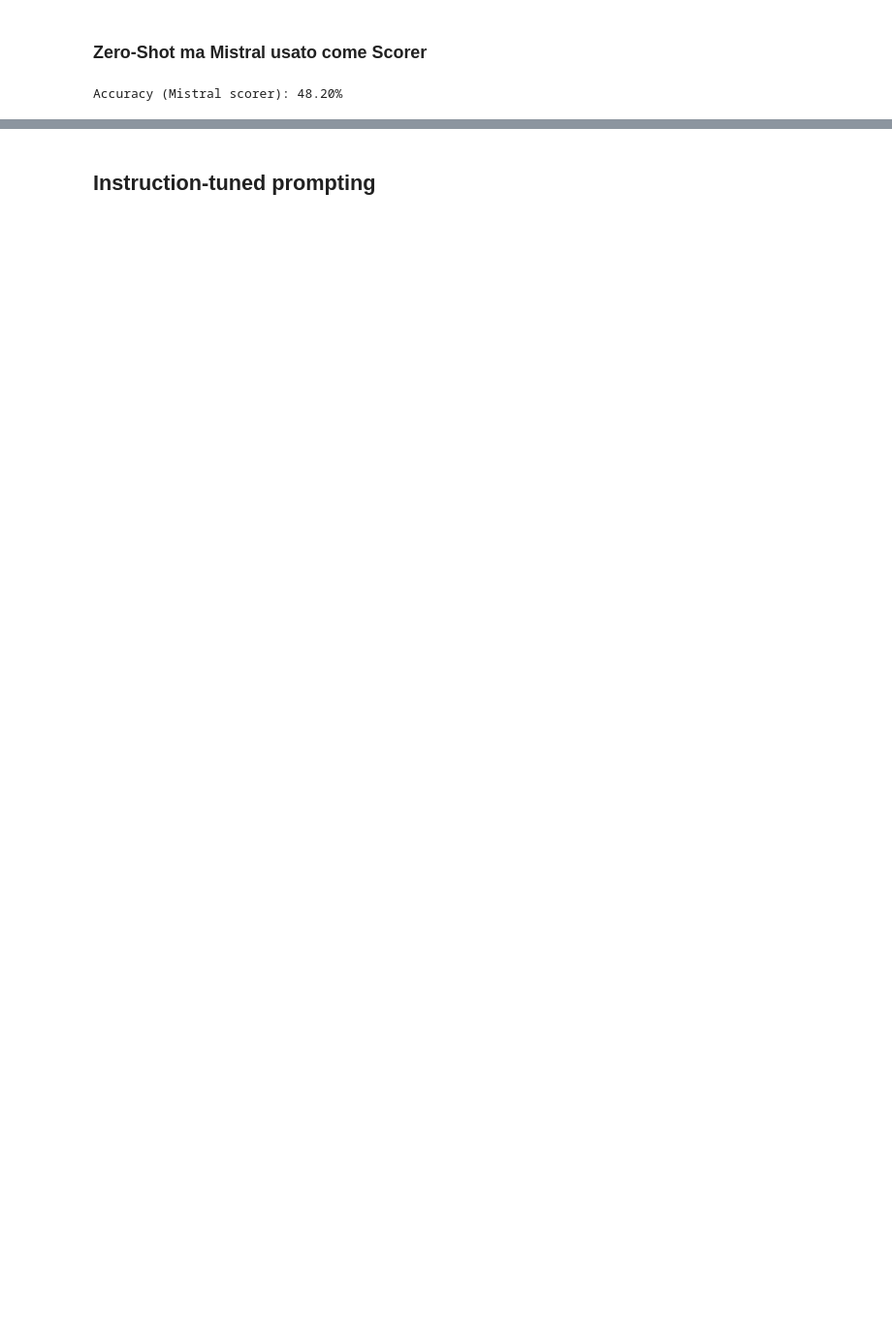
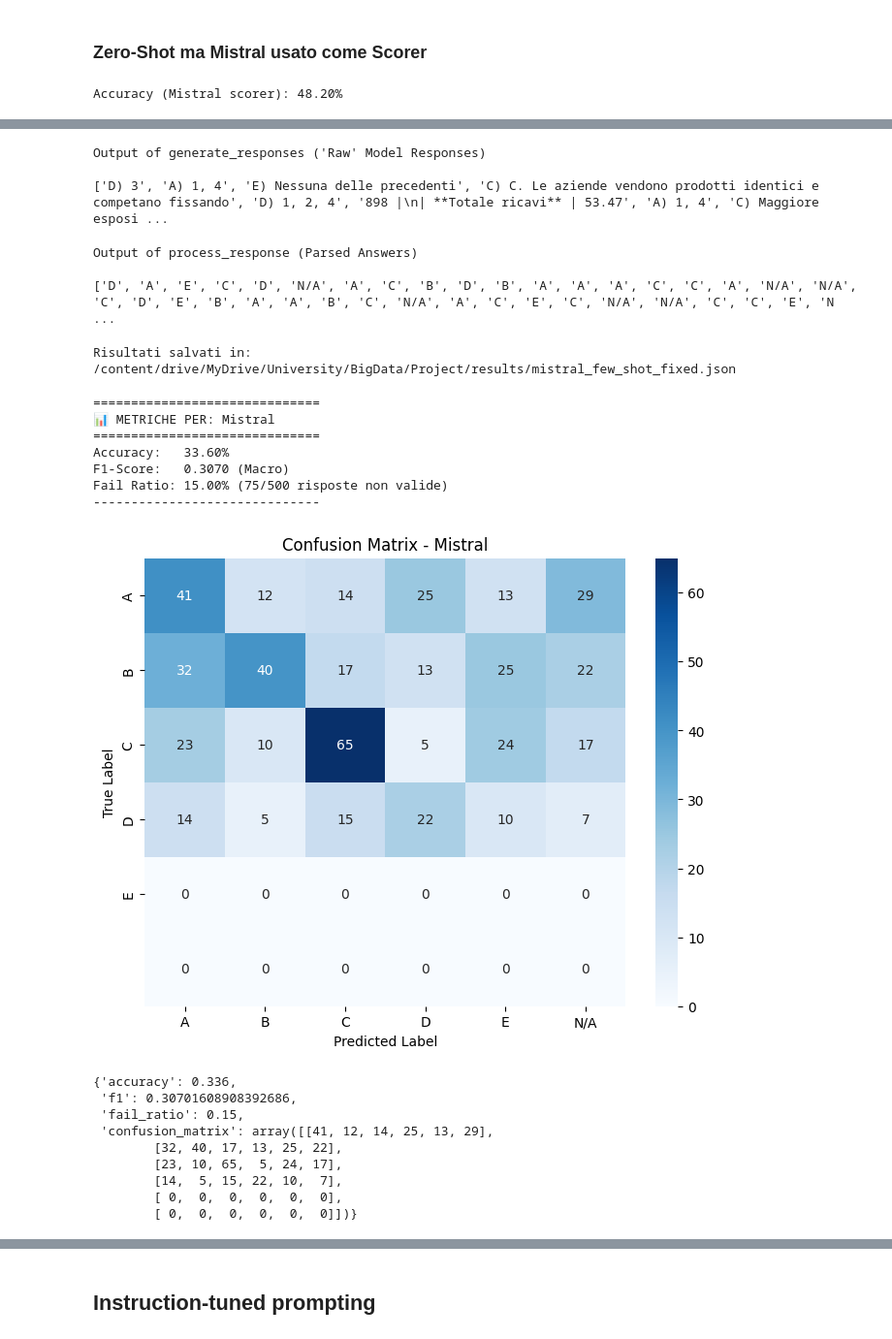
Before and after one commit to Keniota02/FederatedAveraging, a Jupyter notebook: project.ipynb, the cells around one changed output, grey strips where cells are left out. Shown at 97% size. Saved outputs shown, nothing was run; the diff lists cells and outputs as text; code cells hidden in the pictures; blank space fills up the shorter version.

Commit message:
Modifiche di Few-shot e G&R

```diff
--- a/project.ipynb
+++ b/project.ipynb
@@ -963,0 +926,3 @@ Accuracy Zero-Shot: 22.60%
+# %%
+tokenizer=tokenizer_mistral
+model = model_mistral
@@ -963,0 +1168,29 @@ Accuracy Zero-Shot: 22.60%
+# %%
+# 1. Prepariamo gli esempi fissi all'esterno del ciclo
+fixed_demos_string = build_few_shot_demonstrations(
+    demonstrations=sample_data,
+    total_examples=2,
+    random_state=42 # Seed fisso per replicabilità
+)
+
+# 2. Modifichiamo la chiamata a prepare_prompts_few_shot (logica semplificata)
+def prepare_prompts_fixed(target_df, prompt_template, tokenizer, fixed_demos):
+    formatted_prompts = []
+    user_content_base = prompt_template[1]['content']
+
+    for _, row in target_df.iterrows():
+        # Sostituiamo {examples} con la stringa fissa
+        user_content = user_content_base.replace('{examples}', fixed_demos)
+        user_content = user_content.format(
+            question=row['question'],
+            choiceA=row['choiceA'], choiceB=row['choiceB'],
+            choiceC=row['choiceC'], choiceD=row['choiceD'], choiceE=row['choiceE']
+        )
+
+        current_prompt = [prompt_template[0], {'role': 'user', 'content': user_content}]
+        formatted_string = tokenizer.apply_chat_template(current_prompt, tokenize=False, add_generation_prompt=True)
+        formatted_prompts.append(formatted_string)
+
+    return formatted_prompts
+# %%
+prompts_fixed = prepare_prompts_fixed(validation_data, prompt_template_few_shot, tokenizer, fixed_demos_string)
@@ -963,0 +1237,9 @@ Accuracy Zero-Shot: 22.60%
+# %%
+raw_responses = generate_responses(model, prompts_fixed, tokenizer, batch_size=4, max_tokens=20)
+# %%
+print("\nOutput of generate_responses ('Raw' Model Responses)\n")
+print(raw_responses)
+# %% [output]
+Output of generate_responses ('Raw' Model Responses)
+
+['D) 3', 'A) 1, 4', 'E) Nessuna delle precedenti', 'C) C. Le aziende vendono prodotti identici e competano fissando', 'D) 1, 2, 4', '898 |\n| **Totale ricavi** | 53.47', 'A) 1, 4', 'C) Maggiore esposi ...
@@ -963,0 +1248,32 @@ Accuracy Zero-Shot: 22.60%
+# %%
+print("\nOutput of process_response (Parsed Answers)\n")
+print(predictions)
+# %% [output]
+Output of process_response (Parsed Answers)
+
+['D', 'A', 'E', 'C', 'D', 'N/A', 'A', 'C', 'B', 'D', 'B', 'A', 'A', 'A', 'C', 'C', 'A', 'N/A', 'N/A', 'C', 'D', 'E', 'B', 'A', 'A', 'B', 'C', 'N/A', 'A', 'C', 'E', 'C', 'N/A', 'N/A', 'C', 'C', 'E', 'N ...
+# %%
+save_results(validation_data, predictions, raw_responses, technique_name="few_shot_fixed", model_name="mistral")
+# %% [output]
+Risultati salvati in: /content/drive/MyDrive/University/BigData/Project/results/mistral_few_shot_fixed.json
+# %%
+mistral_metrics = compute_metrics(y_true_val, predictions, 'Mistral')
+mistral_metrics
+# %% [output]
+==============================
+📊 METRICHE PER: Mistral
+==============================
+Accuracy:   33.60%
+F1-Score:   0.3070 (Macro)
+Fail Ratio: 15.00% (75/500 risposte non valide)
+------------------------------
+[figure, added]
+{'accuracy': 0.336,
+ 'f1': 0.30701608908392686,
+ 'fail_ratio': 0.15,
+ 'confusion_matrix': array([[41, 12, 14, 25, 13, 29],
+        [32, 40, 17, 13, 25, 22],
+        [23, 10, 65,  5, 24, 17],
+        [14,  5, 15, 22, 10,  7],
+        [ 0,  0,  0,  0,  0,  0],
+        [ 0,  0,  0,  0,  0,  0]])}
```
Also changed, not shown: parts of 175 cells of this notebook.
